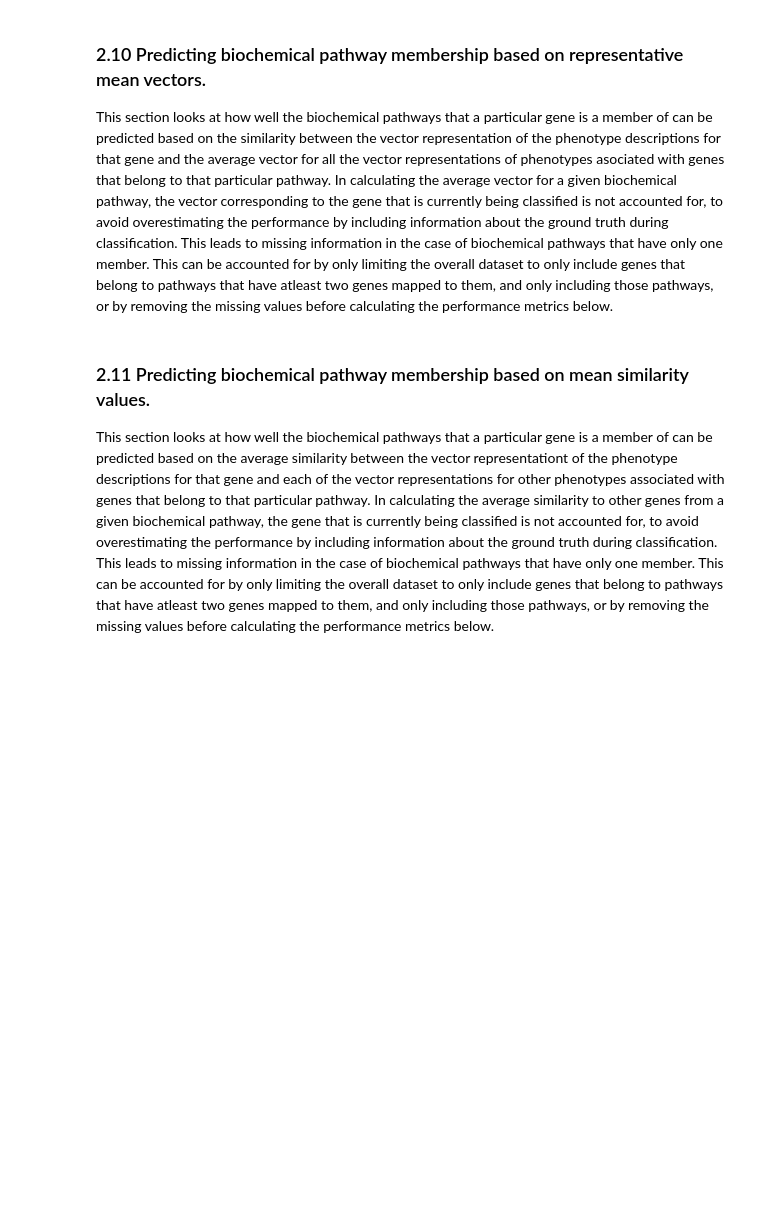
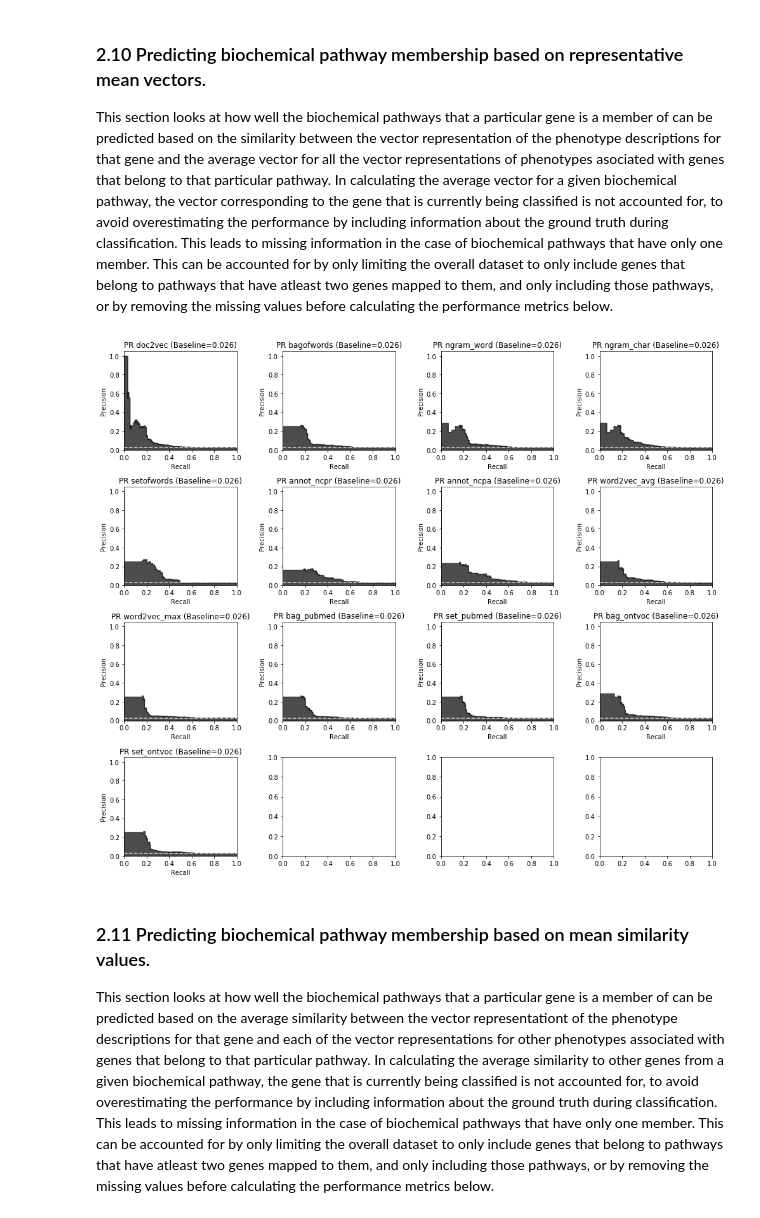
Before and after one commit to irbraun/plant-phenotypes-nlp, a Jupyter notebook: notebooks/analysis_part_2.ipynb, the cells around one changed output. Saved outputs shown, nothing was run; the diff lists cells and outputs as text; code cells hidden in the pictures; blank space fills up the shorter version.

```diff
--- a/notebooks/analysis_part_2.ipynb
+++ b/notebooks/analysis_part_2.ipynb
@@ -84,6 +101,6 @@ Number of species represented:   6
 # %%
 # Subsetting the dataset to include only those genes that map to at least one group from some classification source.
-groups = load_from_pickle(path="../data/pickles/kegg_pathways.pickle")
+groups = load_from_pickle(groupings_filename)
 id_to_group_ids = groups.get_id_to_group_ids_dict(dataset.get_gene_dictionary())
 group_id_to_ids = groups.get_group_id_to_ids_dict(dataset.get_gene_dictionary())
 group_mapped_ids = [k for (k,v) in id_to_group_ids.items() if len(v)>0]
@@ -340,15 +446,11 @@ fig.savefig(os.path.join(OUTPUT_DIR,"prcurve_shared.png"))
 # %% [markdown]
 ### 2.9 Are genes in the same biochemical pathway ranked higher with respect to individual nodes?
 This is a way of statistically seeing if for some value k, the graph ranks more edges from some particular gene to any other gene that it has a true protein-protein interaction with higher or equal to rank k, than we would expect due to random chance. This way of looking at the problem helps to be less ambiguous than the previous methods, because it gets at the core of how this would actually be used. In other words, we don't really care how much true information we're missing as long as we're still able to pick up some new useful information by building these networks, so even though we could be missing a lot, what's going on at the very top of the results? These results should be comparable to very strictly thresholding the network and saying that the remaining edges are our guesses at interactions. This is comparable to just looking at the far left-hand side of the precision recall curves, but just quantifies it slightly differently.
-# %%
-# Convert the undirected edgelist where an edge (j,i) is always implied by an edge (i,j) to a directed edgelist where
-# both the (i,j) and (j,i) edges are explicity present in the dataframe. This is done so that we can make us of the
-# groupby function to obtain all groups that contain all edges between some given node and everything its mapped to
-# by just grouping base on one of the columns specifying a node. This is easier than using a multi-indexed dataframe.
-other_columns = df.columns[2:]
-flipped_edges = df[flatten(["to","from",other_columns])]      # Create the flipped duplicate dataframe.
-flipped_edges.columns = flatten(["from","to",other_columns])  # Rename the columns so it will stack correctly
-df = pd.concat([df, flipped_edges])
-df.drop_duplicates(keep="first", inplace=True)
-print(df.shape)
+# %%
+# When the edgelist is generated above, only the lower triangle of the pairwise matrix is retained for edges in the
+# graph. This means that in terms of the indices of each node, only the (i,j) node is listed in the edge list where
+# i is less than j. This makes sense because the graph that's specified is assumed to already be undirected. However
+# in order to be able to easily subset the edgelist by a single column to obtain rows that correspond to all edges
+# connected to a particular node, this method will double the number of rows to include both (i,j) and (j,i) edges.
+df = make_undirected(df)
 # %%
@@ -374,55 +475,59 @@ for method in methods:
 ### 2.10 Predicting biochemical pathway membership based on representative mean vectors.
 This section looks at how well the biochemical pathways that a particular gene is a member of can be predicted based on the similarity between the vector representation of the phenotype descriptions for that gene and the average vector for all the vector representations of phenotypes asociated with genes that belong to that particular pathway. In calculating the average vector for a given biochemical pathway, the vector corresponding to the gene that is currently being classified is not accounted for, to avoid overestimating the performance by including information about the ground truth during classification. This leads to missing information in the case of biochemical pathways that have only one member. This can be accounted for by only limiting the overall dataset to only include genes that belong to pathways that have atleast two genes mapped to them, and only including those pathways, or by removing the missing values before calculating the performance metrics below.
 # %%
+# Get the list of methods to look at, and a mapping between each method and the correct similarity metric to apply.
 vector_dicts = {k:v.vector_dictionary for k,v in graphs.items()}
 methods = list(vector_dicts.keys())
+metric_dict = {t[0]:(spatial.distance.jaccard if t[2]["metric"]=="jaccard" else spatial.distance.cosine) for t in name_function_args_tuples}
+
 
 group_id_to_ids = groups.get_group_id_to_ids_dict(dataset.get_gene_dictionary())
-group_ids = list(group_id_to_ids.keys())
+valid_group_ids = [group for group,id_list in group_id_to_ids.items() if len(id_list)>1]
+valid_ids = [i for i in dataset.get_ids() if len(set(valid_group_ids).intersection(set(id_to_group_ids[i])))>0]
 pred_dict = defaultdict(lambda: defaultdict(dict))
 true_dict = defaultdict(lambda: defaultdict(dict))
 for method in methods:
-    for group in group_ids:
+    for group in valid_group_ids:
         ids = group_id_to_ids[group]
-        for identifier in list(dataset.get_gene_dictionary()):
-            # What's the mean vector of this group, without this particular one that we're trying to calssify.
+        for identifier in valid_ids:
+            # What's the mean vector of this group, without this particular one that we're trying to classify.
             vectors = np.array([vector_dicts[method][some_id] for some_id in ids if not some_id==identifier])
             mean_vector = vectors.mean(axis=0)
             this_vector = vector_dicts[method][identifier]
-            pred_dict[method][identifier][group] = 1-spatial.distance.cosine(mean_vector, this_vector)
+            pred_dict[method][identifier][group] = 1-metric_dict[method](mean_vector, this_vector)
             true_dict[method][identifier][group] = (identifier in group_id_to_ids[group])*1
 # %%
 num_plots, plots_per_row, row_width, row_height = (len(methods), 4, 14, 3)
 fig,axs = plt.subplots(math.ceil(num_plots/plots_per_row), plots_per_row, squeeze=False)
 for method,ax in zip(methods, axs.flatten()):
 
     # Obtaining the values and metrics.
     y_true = pd.DataFrame(true_dict[method]).as_matrix().flatten()
     y_prob = pd.DataFrame(pred_dict[method]).as_matrix().flatten()
-    indices_to_keep = (~np.isnan(y_true+y_prob))
-    y_true, y_prob = y_true[indices_to_keep], y_prob[indices_to_keep]
     n_pos, n_neg = Counter(y_true)[1], Counter(y_true)[0]
     precision, recall, thresholds = precision_recall_curve(y_true, y_prob)
     baseline = Counter(y_true)[1]/len(y_true)
     area = auc(recall, precision)
     auc_to_baseline_auc_ratio = area/baseline
-    TABLE[method].update({(TAG,"class_auc"):area, (TAG,"class_baseline"):baseline, (TAG,"class_ratio"):auc_to_baseline_auc_ratio})
+    TABLE[method].update({(TAG,"mean_auc"):area, (TAG,"mean_baseline"):baseline, (TAG,"mean_ratio"):auc_to_baseline_auc_ratio})
 
     # Producing the precision recall curve.
     step_kwargs = ({'step': 'post'} if 'step' in signature(plt.fill_between).parameters else {})
     ax.step(recall, precision, color='black', alpha=0.2, where='post')
     ax.fill_between(recall, precision, alpha=0.7, color='black', **step_kwargs)
     ax.axhline(baseline, linestyle="--", color="lightgray")
     ax.set_xlabel('Recall')
     ax.set_ylabel('Precision')
     ax.set_ylim([0.0, 1.05])
     ax.set_xlim([0.0, 1.0])
     ax.set_title("PR {0} (Baseline={1:0.3f})".format(method, baseline))
 
 fig.set_size_inches(row_width, row_height*math.ceil(num_plots/plots_per_row))
 fig.tight_layout()
 fig.show()
-fig.savefig(os.path.join(OUTPUT_DIR,"prcurve_classify.png"))
+fig.savefig(os.path.join(OUTPUT_DIR,"prcurve_mean_classifier.png"))
+# %% [output]
+[figure, added]
 # %% [markdown]
 ### 2.11 Predicting biochemical pathway membership based on mean similarity values.
 This section looks at how well the biochemical pathways that a particular gene is a member of can be predicted based on the average similarity between the vector representationt of the phenotype descriptions for that gene and each of the vector representations for other phenotypes associated with genes that belong to that particular pathway. In calculating the average similarity to other genes from a given biochemical pathway, the gene that is currently being classified is not accounted for, to avoid overestimating the performance by including information about the ground truth during classification. This leads to missing information in the case of biochemical pathways that have only one member. This can be accounted for by only limiting the overall dataset to only include genes that belong to pathways that have atleast two genes mapped to them, and only including those pathways, or by removing the missing values before calculating the performance metrics below.
```
Also changed, not shown: parts of 28 cells of this notebook, 2 other files.
